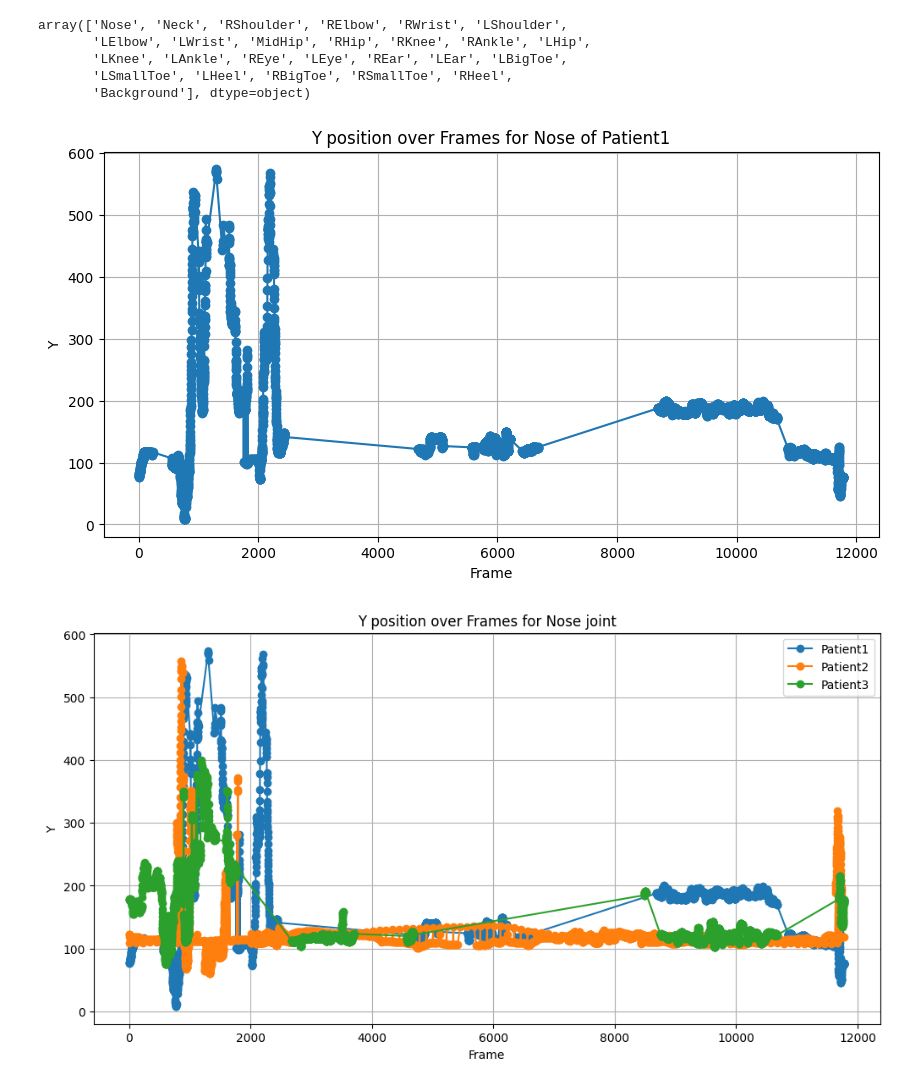
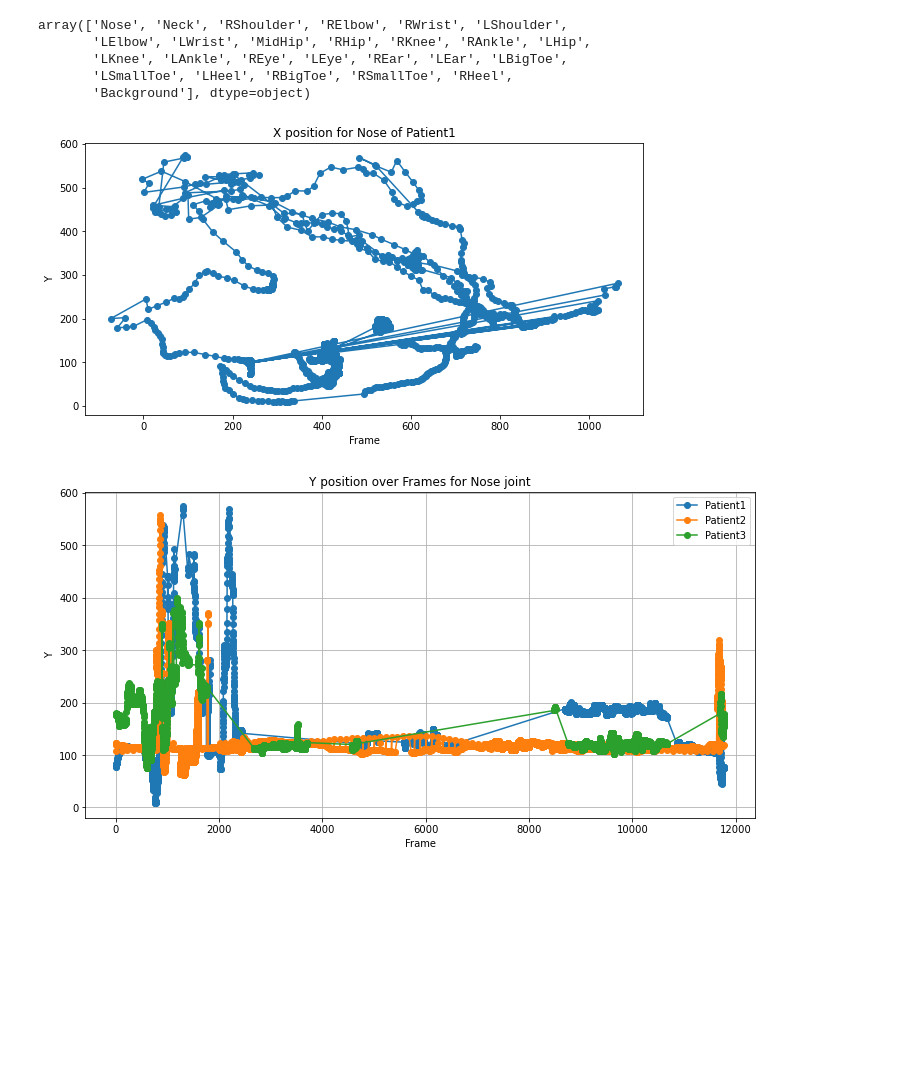
Before and after one commit to LiubovRev/sense_project, a Jupyter notebook: feature_extraction.ipynb, the cells around one changed output. Drawn from its saved outputs; the diff is of its cells as text; code cells hidden in the pictures; blank space fills up the shorter version.

```diff
--- a/feature_extraction.ipynb
+++ b/feature_extraction.ipynb
@@ -924,14 +937,13 @@ df_filtered = df[(df['Patient'] == patient) &
                           (df['Joint'] == joint)]
 # %%
 plt.figure(figsize=(10, 5))
-plt.plot(df_filtered['Frame'], df_filtered['Y'], marker='o', linestyle='-')
-plt.title(f'Y position over Frames for {joint} of {patient}')
+plt.plot(df_filtered['X'].values, df_filtered['Y'].values, marker='o', linestyle='-')
+plt.title(f'X position for {joint} of {patient}')
 plt.xlabel('Frame')
 plt.ylabel('Y')
-plt.grid(True)
 plt.show()
 # %% [output]
-[figure, old version]
+[figure, new version]
 # %%
 patients = ['Patient1', 'Patient2', 'Patient3']
 joint = 'Nose'
@@ -942,7 +954,7 @@ for patient in patients:
     df_all_filtered = df[(df['Patient'] == patient) &
                               (df['Joint'] == joint)]
 
-    plt.plot(df_all_filtered['Frame'], df_all_filtered['Y'], marker='o', linestyle='-', label=patient)
+    plt.plot(df_all_filtered['Frame'].values, df_all_filtered['Y'].values, marker='o', linestyle='-', label=patient)
 
 plt.title(f'Y position over Frames for {joint} joint')
 plt.xlabel('Frame')
@@ -951,4 +963,4 @@ plt.legend()
 plt.grid(True)
 plt.show()
 # %% [output]
-[figure, old version]
+[figure, new version]
```
Also changed, not shown: parts of 9 cells of this notebook, 1 other file.
